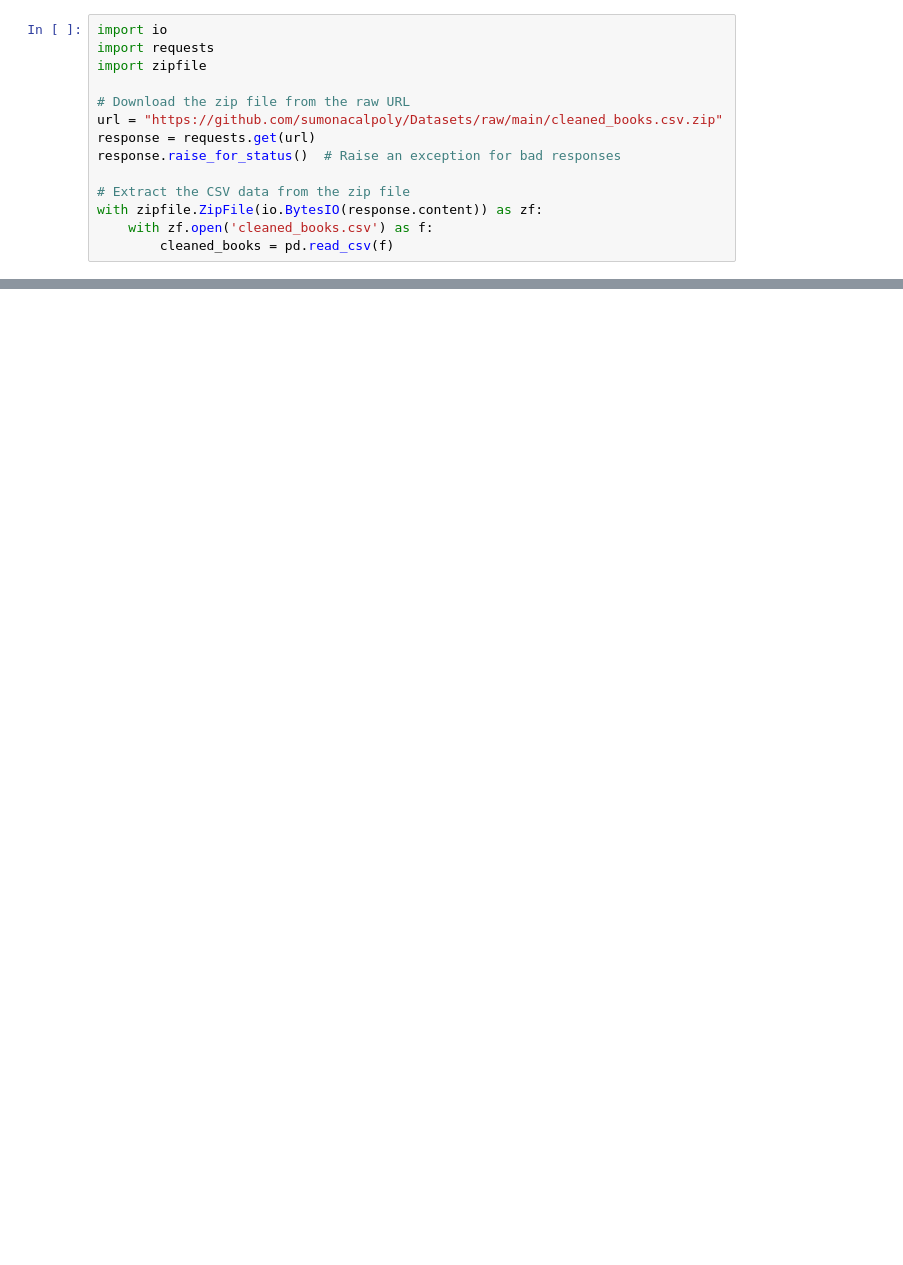
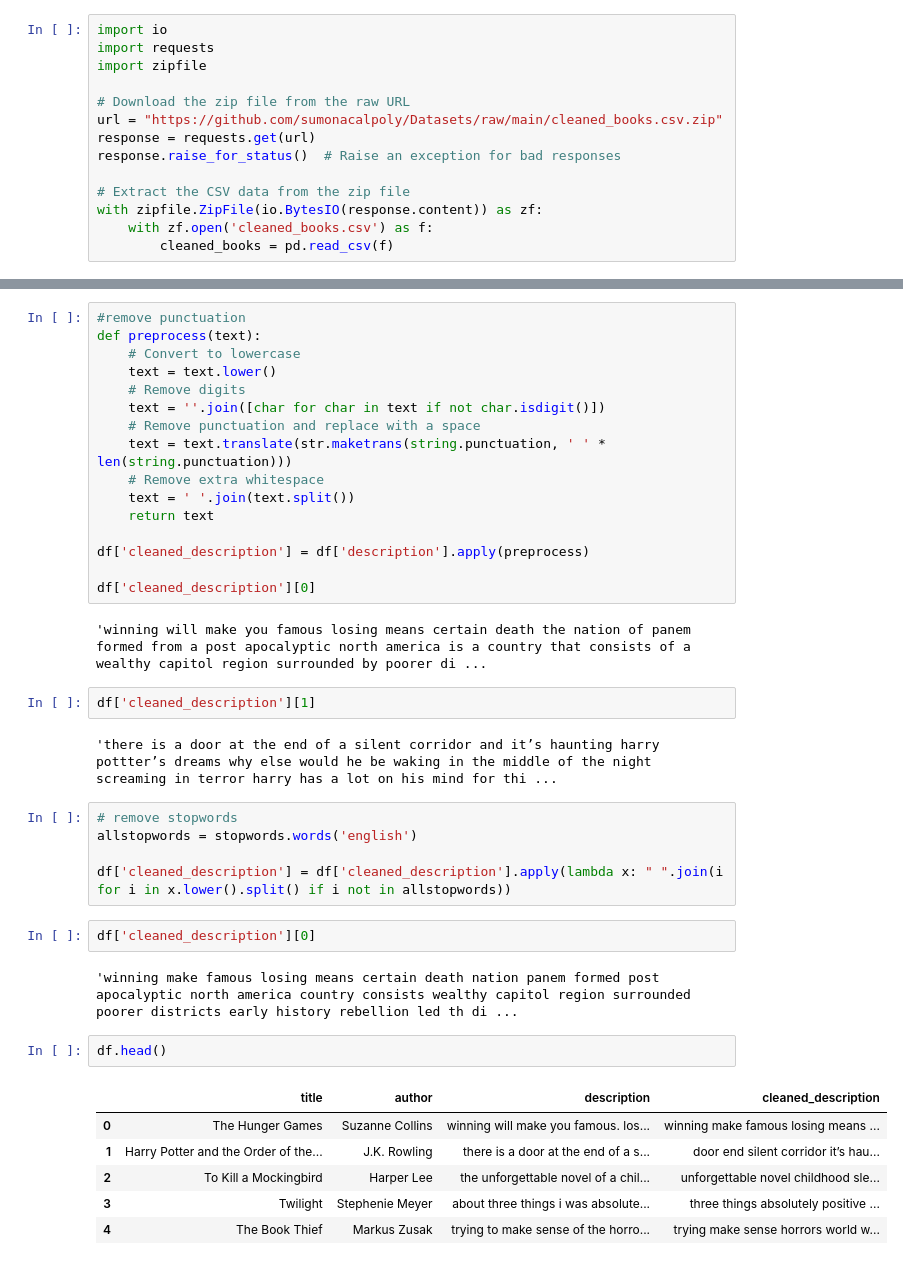
Before and after one commit to nam0mi/466_lab6, a Jupyter notebook: Lab_TextMining_Clustering.ipynb, the cells around one changed output, grey strips where cells are left out. Saved outputs shown, nothing was run; the diff lists cells and outputs as text; blank space fills up the shorter version.

```diff
--- a/Lab_TextMining_Clustering.ipynb
+++ b/Lab_TextMining_Clustering.ipynb
@@ -100,0 +144,40 @@ nltk.download('stopwords')
+# %%
+#remove punctuation
+def preprocess(text):
+    # Convert to lowercase
+    text = text.lower()
+    # Remove digits
+    text = ''.join([char for char in text if not char.isdigit()])
+    # Remove punctuation and replace with a space
+    text = text.translate(str.maketrans(string.punctuation, ' ' * len(string.punctuation)))
+    # Remove extra whitespace
+    text = ' '.join(text.split())
+    return text
+
+df['cleaned_description'] = df['description'].apply(preprocess)
+
+df['cleaned_description'][0]
+# %% [output]
+'winning will make you famous losing means certain death the nation of panem formed from a post apocalyptic north america is a country that consists of a wealthy capitol region surrounded by poorer di ...
+# %%
+df['cleaned_description'][1]
+# %% [output]
+'there is a door at the end of a silent corridor and it’s haunting harry pottter’s dreams why else would he be waking in the middle of the night screaming in terror harry has a lot on his mind for thi ...
+# %%
+# remove stopwords
+allstopwords = stopwords.words('english')
+
+df['cleaned_description'] = df['cleaned_description'].apply(lambda x: " ".join(i for i in x.lower().split() if i not in allstopwords))
+# %%
+df['cleaned_description'][0]
+# %% [output]
+'winning make famous losing means certain death nation panem formed post apocalyptic north america country consists wealthy capitol region surrounded poorer districts early history rebellion led th di ...
+# %%
+df.head()
+# %% [output]
+|  | title | author | description | cleaned_description |
+| 0 | The Hunger Games | Suzanne Collins | winning will make you famous. los... | winning make famous losing means ... |
+| 1 | Harry Potter and the Order of the... | J.K. Rowling | there is a door at the end of a s... | door end silent corridor it’s hau... |
+| 2 | To Kill a Mockingbird | Harper Lee | the unforgettable novel of a chil... | unforgettable novel childhood sle... |
+| 3 | Twilight | Stephenie Meyer | about three things i was absolute... | three things absolutely positive ... |
+| 4 | The Book Thief | Markus Zusak | trying to make sense of the horro... | trying make sense horrors world w... |
```
Also changed, not shown: parts of 14 cells of this notebook, 1 other file.
